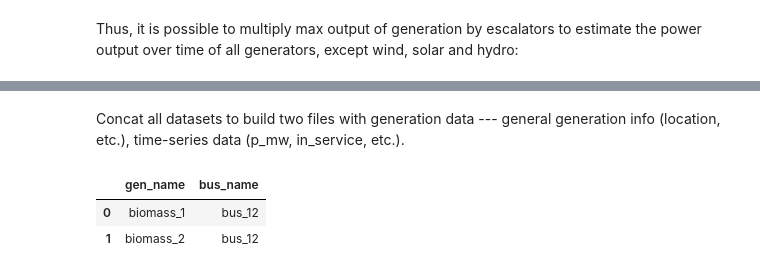
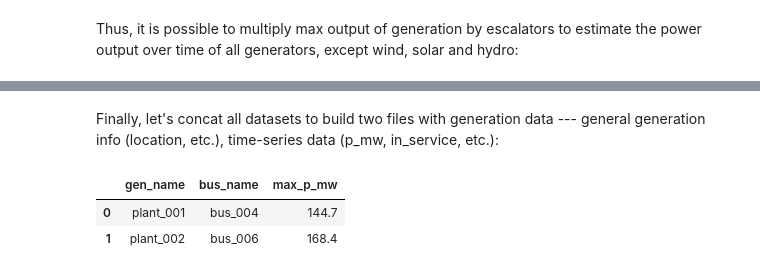
Before and after one commit to evgenytsydenov/ieee118_power_flow_data, a Jupyter notebook: notebooks/prepare_power_flow_data.ipynb, the cells around one changed output, grey strips where cells are left out. Saved outputs shown, nothing was run; the diff lists cells and outputs as text; code cells hidden in the pictures.

```diff
--- a/notebooks/prepare_power_flow_data.ipynb
+++ b/notebooks/prepare_power_flow_data.ipynb
@@ -299,9 +318,27 @@ nrel118_outages_ts.head(2)
+# %%
+transformed_gens = transform_gens(parsed_nrel118_gens=nrel118_gens)
+transformed_outages_ts = transform_outages_ts(
+    parsed_nrel118_outages_ts=nrel118_outages_ts
+)
+transformed_gens_escalated_ts = transform_gens_escalated_ts(
+    parsed_nrel118_gens=nrel118_gens,
+    parsed_nrel118_escalators_ts=nrel118_escalators_ts,
+)
+transformed_gens_ts = transform_gens_ts(
+    parsed_nrel118_winds_ts=nrel118_winds_ts,
+    parsed_nrel118_solars_ts=nrel118_solars_ts,
+    parsed_nrel118_hydros_ts=nrel118_hydros_ts,
+    parsed_nrel118_hydros_nondisp_ts=nrel118_hydros_nondisp_ts,
+    transformed_gens_escalated_ts=transformed_gens_escalated_ts,
+    prepared_buses=buses,
+    transformed_gens=transformed_gens,
+)
 # %% [markdown]
-Concat all datasets to build two files with generation data --- general generation info (location, etc.), time-series data (p_mw, in_service, etc.).
+Finally, let's concat all datasets to build two files with generation data --- general generation info (location, etc.), time-series data (p_mw, in_service, etc.):
 # %%
-prepared_gens = prepare_gens(parsed_nrel118_gens=nrel118_gens)
+prepared_gens = prepare_gens(transformed_gens=transformed_gens)
 prepared_gens.head(2)
 # %% [output]
-|  | gen_name | bus_name |
-| 0 | biomass_1 | bus_12 |
-| 1 | biomass_2 | bus_12 |
+|  | gen_name | bus_name | max_p_mw |
+| 0 | plant_001 | bus_004 | 144.7 |
+| 1 | plant_002 | bus_006 | 168.4 |
```
Also changed, not shown: parts of 33 cells of this notebook, 7 other files.
